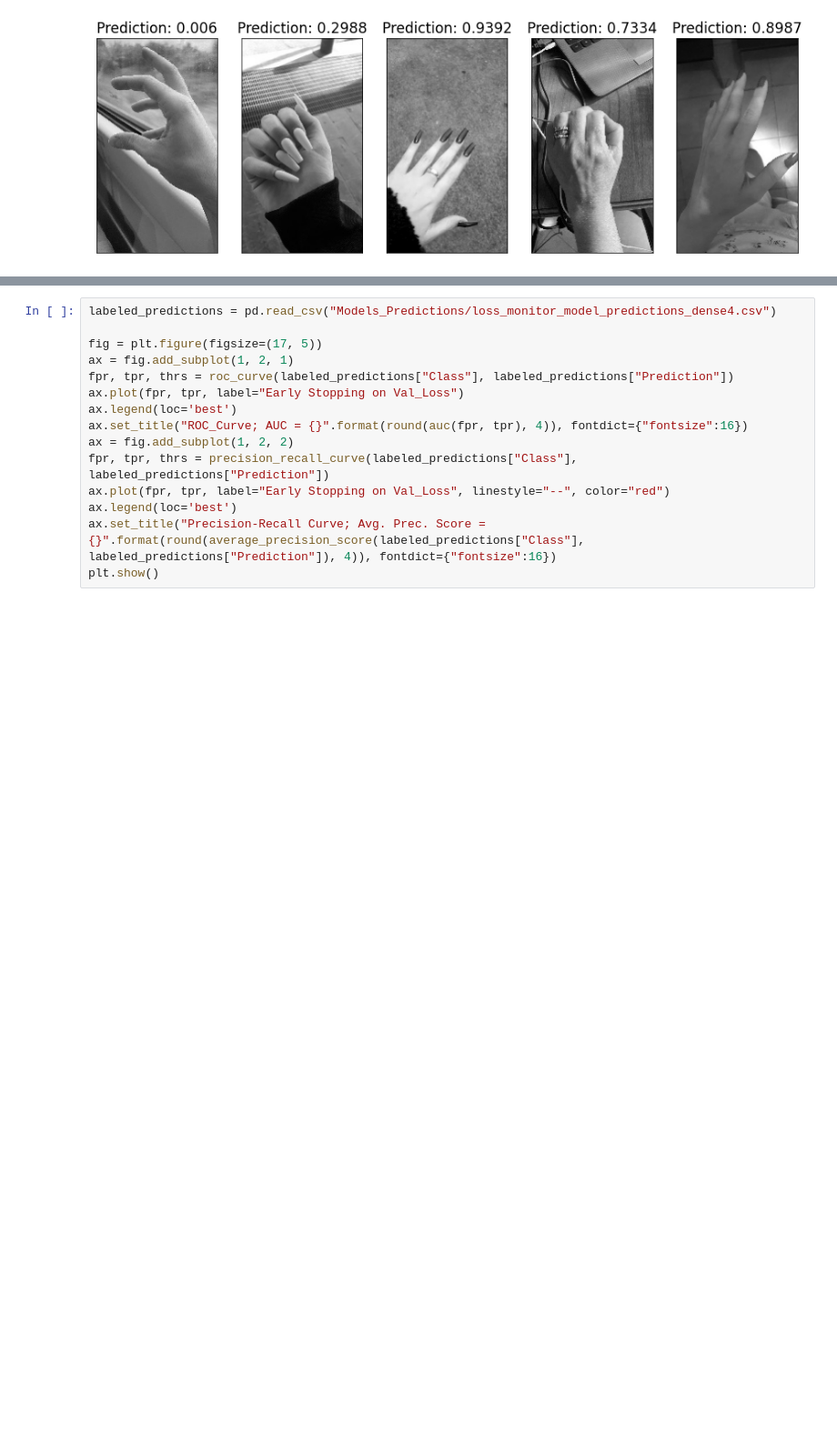
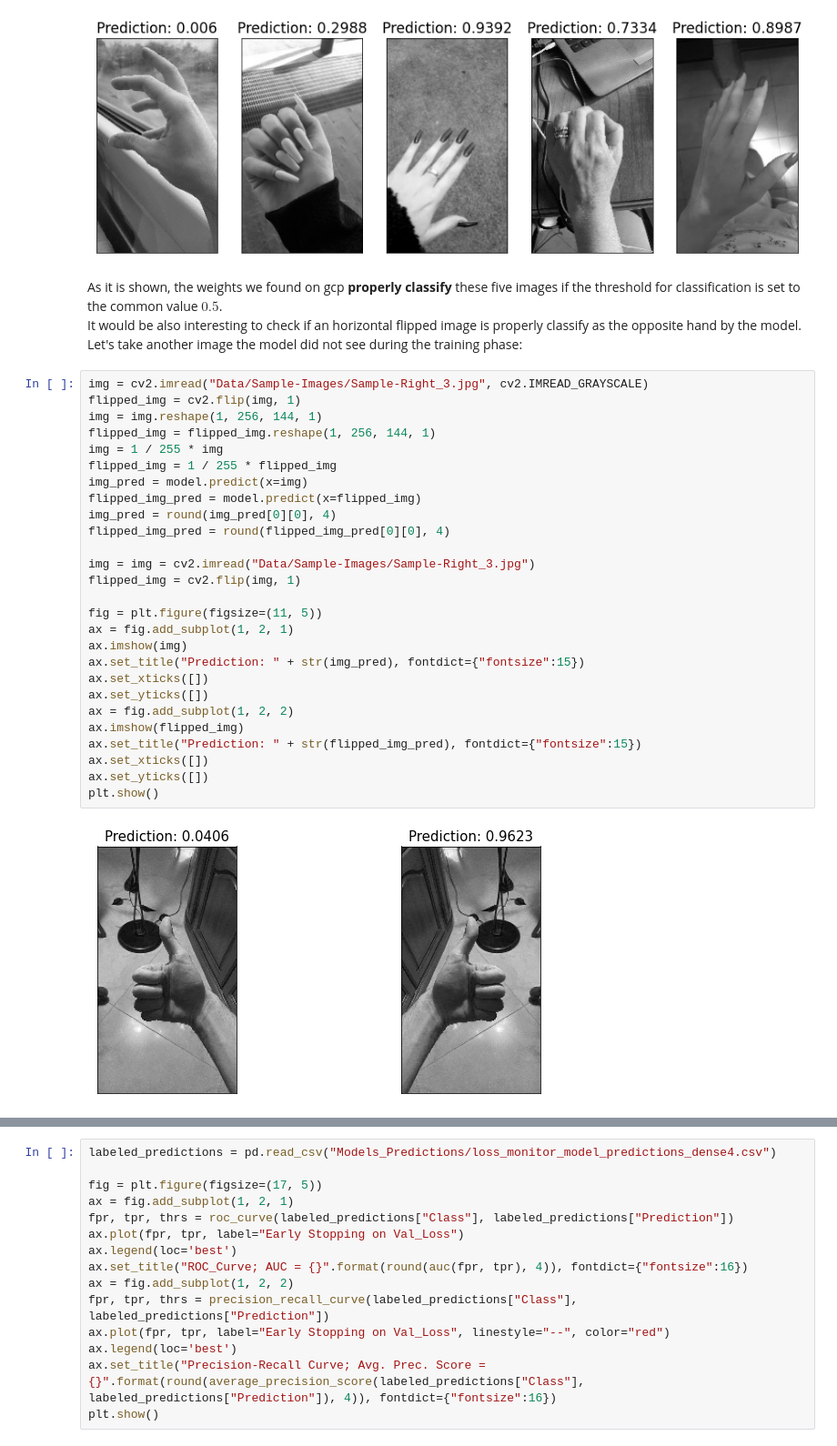
Before and after one commit to dondoC34/Deep_Hand_LeftRight_Recognition, a Jupyter notebook: Tensorfllow_Hand_Recog.ipynb, the cells around one changed output, grey strips where cells are left out. Shown at 91% size. Cells and saved outputs as stored; diff of their text form; blank space fills up the shorter version.

```diff
--- a/Tensorfllow_Hand_Recog.ipynb
+++ b/Tensorfllow_Hand_Recog.ipynb
@@ -302,4 +302,36 @@ for image in images:
 plt.show();
 # %% [output]
 [figure]
+# %% [markdown]
+As it is shown, the weights we found on gcp **properly classify** these five images if the threshold for classification is set to the common value $0.5$.
+It would be also interesting to check if an horizontal flipped image is properly classify as the opposite hand by the model. Let's take another image the model did not see during the training phase:
+# %%
+img = cv2.imread("Data/Sample-Images/Sample-Right_3.jpg", cv2.IMREAD_GRAYSCALE)
+flipped_img = cv2.flip(img, 1)
+img = img.reshape(1, 256, 144, 1)
+flipped_img = flipped_img.reshape(1, 256, 144, 1)
+img = 1 / 255 * img
+flipped_img = 1 / 255 * flipped_img
+img_pred = model.predict(x=img)
+flipped_img_pred = model.predict(x=flipped_img)
+img_pred = round(img_pred[0][0], 4)
+flipped_img_pred = round(flipped_img_pred[0][0], 4)
+
+img = img = cv2.imread("Data/Sample-Images/Sample-Right_3.jpg")
+flipped_img = cv2.flip(img, 1)
+
+fig = plt.figure(figsize=(11, 5))
+ax = fig.add_subplot(1, 2, 1)
+ax.imshow(img)
+ax.set_title("Prediction: " + str(img_pred), fontdict={"fontsize":15})
+ax.set_xticks([])
+ax.set_yticks([])
+ax = fig.add_subplot(1, 2, 2)
+ax.imshow(flipped_img)
+ax.set_title("Prediction: " + str(flipped_img_pred), fontdict={"fontsize":15})
+ax.set_xticks([])
+ax.set_yticks([])
+plt.show()
+# %% [output]
+[figure, added]
 # %% [markdown]
```
Also changed, not shown: parts of 2 cells of this notebook, 4 other files.
